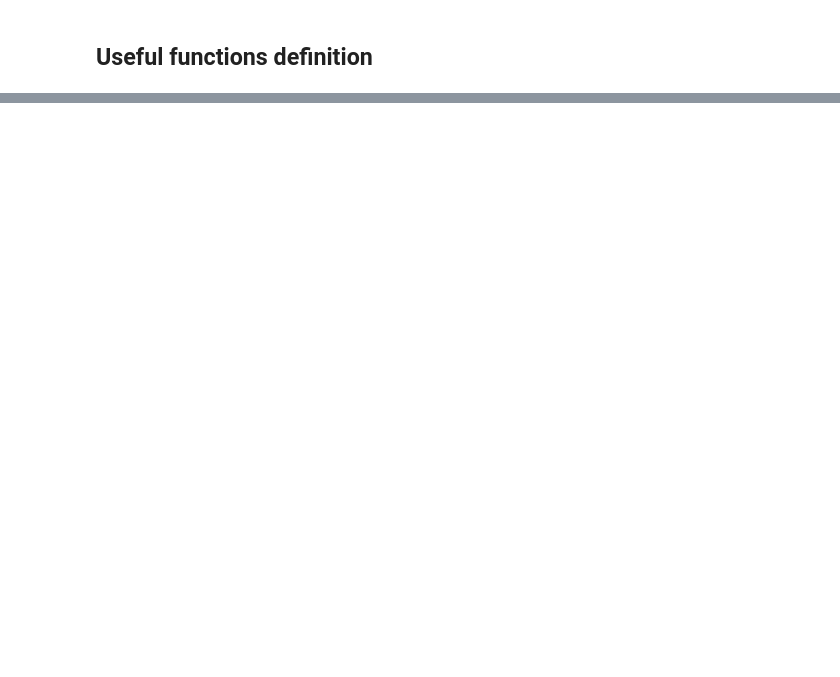
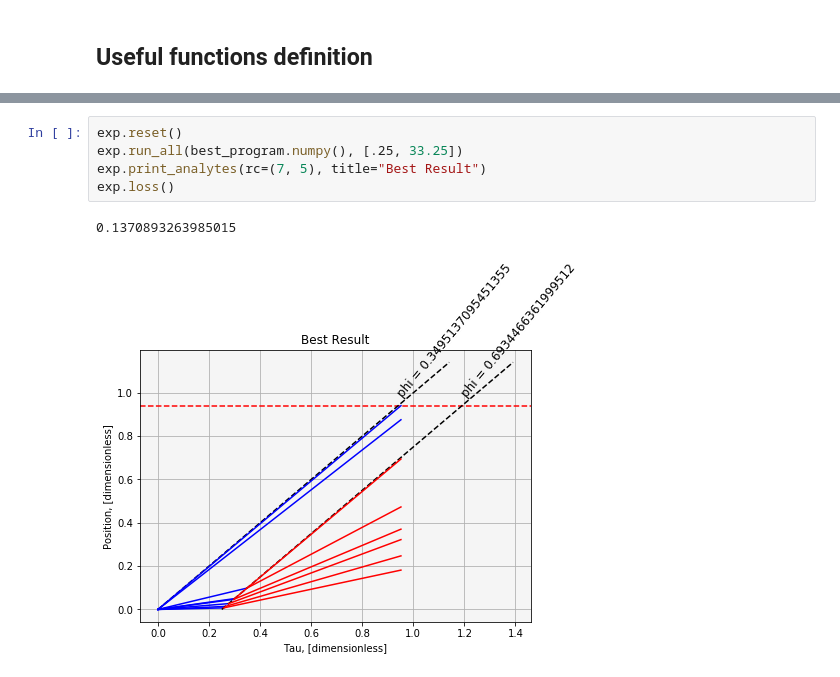
Before and after one commit to StefanBogdan/RL_liquid_chromatography, a Jupyter notebook: code/Simulator.ipynb, the cells around one changed output, grey strips where cells are left out. Saved outputs shown, nothing was run; the diff lists cells and outputs as text; blank space fills up the shorter version.

```diff
--- a/code/Simulator.ipynb
+++ b/code/Simulator.ipynb
@@ -117,0 +67,8 @@ plt.plot(losses)
+# %%
+exp.reset()
+exp.run_all(best_program.numpy(), [.25, 33.25])
+exp.print_analytes(rc=(7, 5), title="Best Result")
+exp.loss()
+# %% [output]
+0.1370893263985015
+[figure, added]
```
Also changed, not shown: parts of 18 cells of this notebook, 1 other file.
